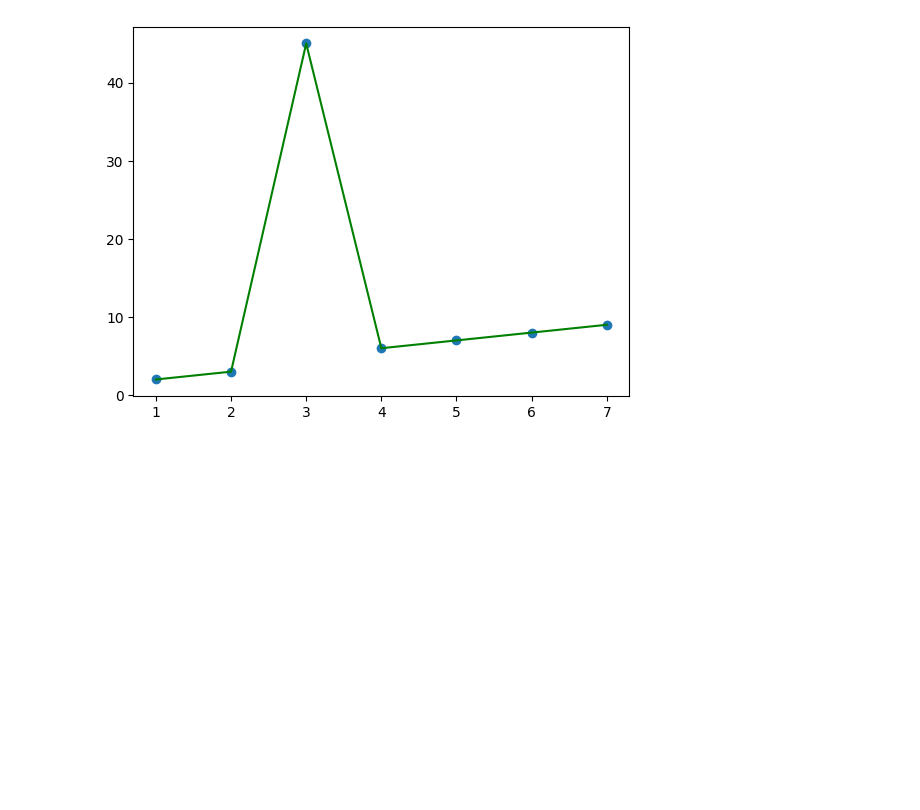
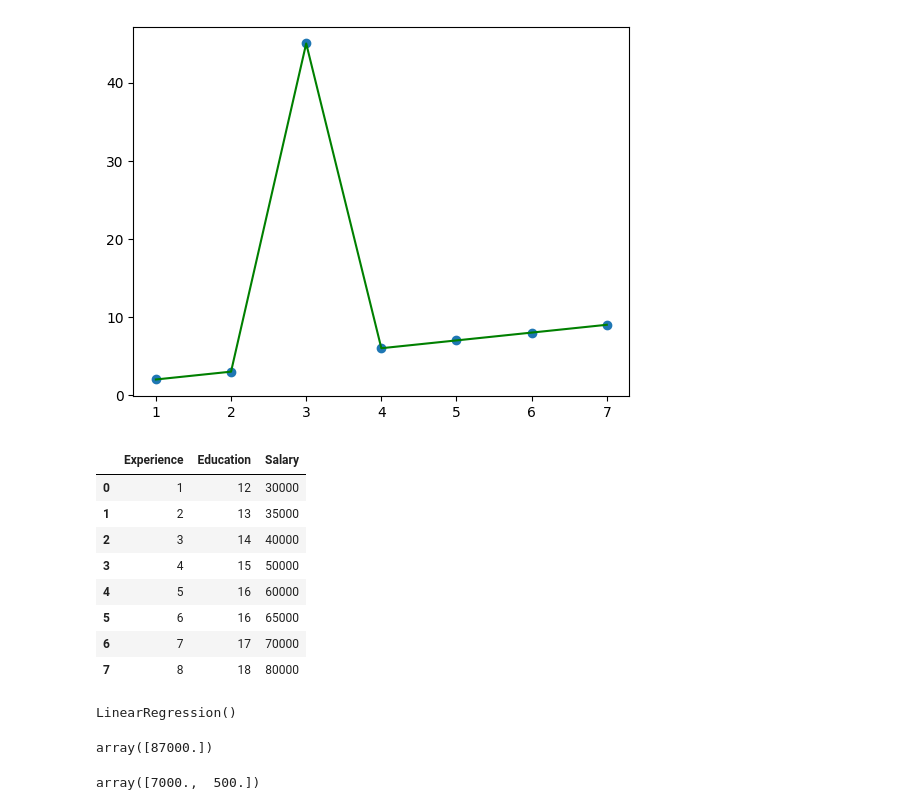
Before and after one commit to sagarranaa/ML2026, a Jupyter notebook: overfittingVsUnderfittingExample.ipynb, the cells around one changed output. Cells and saved outputs as stored; diff of their text form; code cells hidden in the pictures; blank space fills up the shorter version.

```diff
--- a/overfittingVsUnderfittingExample.ipynb
+++ b/overfittingVsUnderfittingExample.ipynb
@@ -49,0 +58,20 @@ plt.show()
+# %%
+data = {
+    "Experience":[1,2,3,4,5,6,7,8],
+    "Education":[12,13,14,15,16,16,17,18],
+    "Salary":[30000,35000,40000,50000,60000,65000,70000,80000]
+}
+
+df = pd.DataFrame(data)
+
+df
+# %% [output]
+|  | Experience | Education | Salary |
+| 0 | 1 | 12 | 30000 |
+| 1 | 2 | 13 | 35000 |
+| 2 | 3 | 14 | 40000 |
+| 3 | 4 | 15 | 50000 |
+| 4 | 5 | 16 | 60000 |
+| 5 | 6 | 16 | 65000 |
+| 6 | 7 | 17 | 70000 |
+| 7 | 8 | 18 | 80000 |
@@ -49,0 +87,14 @@ plt.show()
+# %%
+#Train Model
+model=LinearRegression()
+model.fit(X_train,y_train)
+# %% [output]
+LinearRegression()
+# %%
+model.predict([[9,18]])
+# %% [output]
+array([87000.])
+# %%
+model.coef_
+# %% [output]
+array([7000.,  500.])
```
Also changed, not shown: parts of 4 cells of this notebook.
